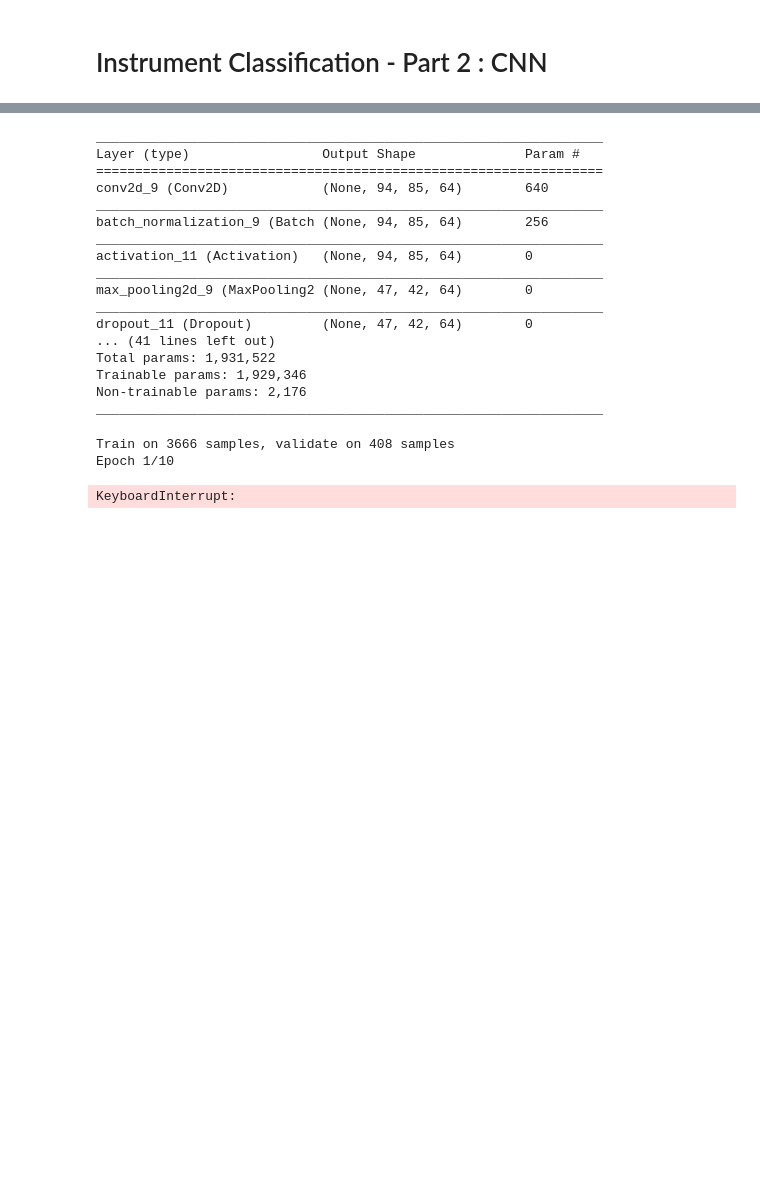
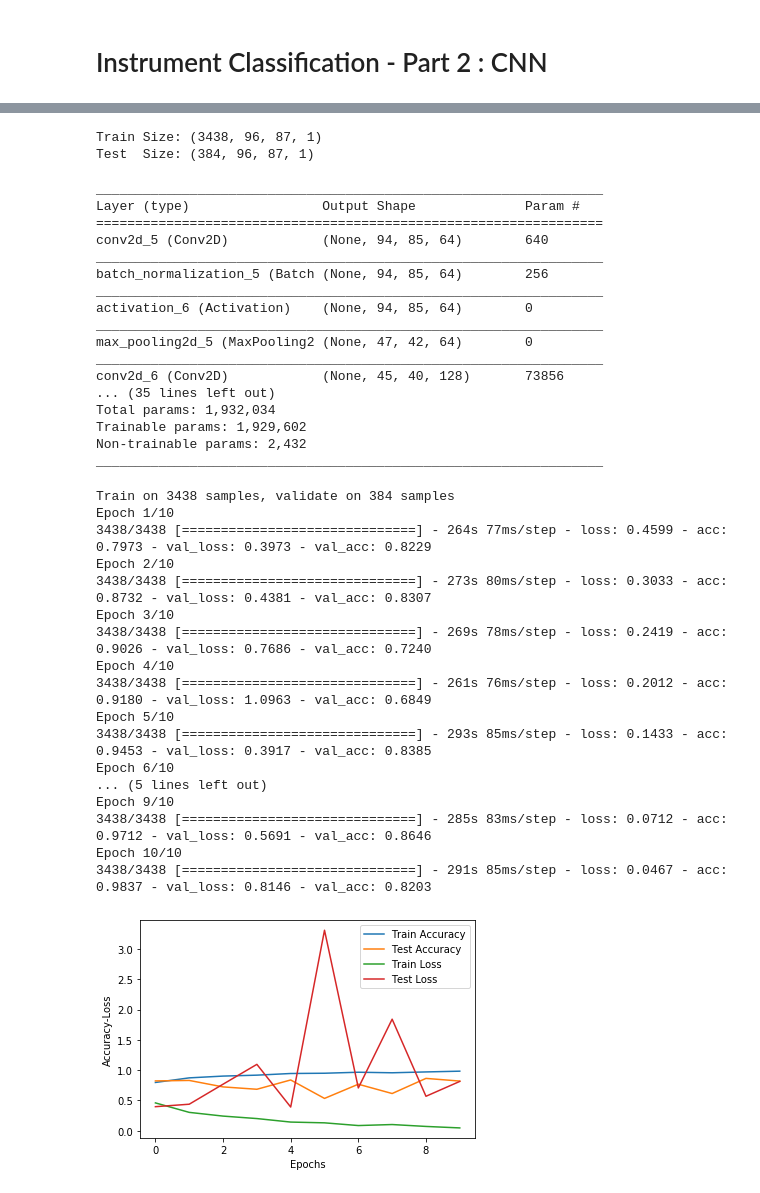
Before and after one commit to agelosk/Instrument_Classification_Paper, a Jupyter notebook: Instrument Classification/IC-Part2.ipynb, the cells around one changed output, grey strips where cells are left out. Saved outputs shown, nothing was run; the diff lists cells and outputs as text; code cells hidden in the pictures; blank space fills up the shorter version.

```diff
--- a/Instrument Classification/IC-Part2.ipynb
+++ b/Instrument Classification/IC-Part2.ipynb
@@ -11,6 +13,12 @@ x_train = np.load('x_train.npy')
 x_test  = np.load('x_test.npy')
 y_train = np.load('y_train.npy')
 y_test  = np.load('y_test.npy')
+
+print("Train Size:", x_train.shape)
+print("Test  Size:", x_test.shape)
+# %% [output]
+Train Size: (3438, 96, 87, 1)
+Test  Size: (384, 96, 87, 1)
 # %%
 model = Sequential()
 
@@ -19,70 +27,86 @@ model.add(Conv2D(64,kernel_size=(3,3),input_shape = x_train[0].shape))
 model.add(BatchNormalization())
 model.add(Activation('elu'))
 model.add(MaxPooling2D(pool_size=(2,2)))
-model.add(Dropout(0.15))
+#model.add(Dropout(0.15))
 
 #model.add(Conv2D(128,kernel_size=(3,3),padding='same',strides=1))
 model.add(Conv2D(128,kernel_size=(3,3)))
 model.add(BatchNormalization())
 model.add(Activation('elu'))
 model.add(MaxPooling2D(pool_size=(2,2)))
-model.add(Dropout(0.15))
+#model.add(Dropout(0.15))
 
 #model.add(Conv2D(256,kernel_size=(3,3),padding='same',strides=1))
 model.add(Conv2D(256,kernel_size=(3,3)))
 model.add(BatchNormalization())
 model.add(Activation('elu'))
 model.add(MaxPooling2D(pool_size=(3,3)))
-model.add(Dropout(0.15))
+#model.add(Dropout(0.15))
 
 #model.add(Conv2D(640,kernel_size=(3,3),padding='same',strides=1))
 model.add(Conv2D(640,kernel_size=(3,3)))
 model.add(BatchNormalization())
 model.add(Activation('elu'))
 model.add(MaxPooling2D(pool_size=(3,3)))
-model.add(Dropout(0.15))
+#model.add(Dropout(0.15))
 
 model.add(Flatten())
 model.add(Dense(128))
 model.add(Activation('relu'))
-#model.add(BatchNormalization())
-model.add(Dropout(0.5))
+model.add(BatchNormalization())
+#model.add(Dropout(0.5))
 model.add(Dense(2))
+model.add(Activation('softmax'))
 
 model.summary()
 # %% [output]
 _________________________________________________________________
 Layer (type)                 Output Shape              Param #
 =================================================================
-conv2d_9 (Conv2D)            (None, 94, 85, 64)        640
+conv2d_5 (Conv2D)            (None, 94, 85, 64)        640
 _________________________________________________________________
-batch_normalization_9 (Batch (None, 94, 85, 64)        256
+batch_normalization_5 (Batch (None, 94, 85, 64)        256
 _________________________________________________________________
-activation_11 (Activation)   (None, 94, 85, 64)        0
+activation_6 (Activation)    (None, 94, 85, 64)        0
 _________________________________________________________________
-max_pooling2d_9 (MaxPooling2 (None, 47, 42, 64)        0
+max_pooling2d_5 (MaxPooling2 (None, 47, 42, 64)        0
 _________________________________________________________________
-dropout_11 (Dropout)         (None, 47, 42, 64)        0
-... (41 lines left out)
-Total params: 1,931,522
-Trainable params: 1,929,346
-Non-trainable params: 2,176
+conv2d_6 (Conv2D)            (None, 45, 40, 128)       73856
+... (35 lines left out)
+Total params: 1,932,034
+Trainable params: 1,929,602
+Non-trainable params: 2,432
 _________________________________________________________________
 # %%
 #sgd = keras.optimizers.SGD(lr=0.0001, momentum=0.9)
 model.compile(loss='categorical_crossentropy',optimizer='Adam',metrics=['accuracy'])
 history = model.fit(x_train,y_train,epochs=10,batch_size=32,validation_data=(x_test,y_test))
 
 plt.plot(history.history['acc'], label='Train Accuracy')
 plt.plot(history.history['val_acc'], label='Test Accuracy')
 plt.plot(history.history['loss'], label='Train Loss')
 plt.plot(history.history['val_loss'], label='Test Loss')
 plt.xlabel('Epochs')
 plt.ylabel('Accuracy-Loss')
 plt.legend()
 
-model.save('ICmodel.h5')
+model.save('ICmodel2.h5')
 # %% [output]
-Train on 3666 samples, validate on 408 samples
+Train on 3438 samples, validate on 384 samples
 Epoch 1/10
+3438/3438 [==============================] - 264s 77ms/step - loss: 0.4599 - acc: 0.7973 - val_loss: 0.3973 - val_acc: 0.8229
+Epoch 2/10
+3438/3438 [==============================] - 273s 80ms/step - loss: 0.3033 - acc: 0.8732 - val_loss: 0.4381 - val_acc: 0.8307
+Epoch 3/10
+3438/3438 [==============================] - 269s 78ms/step - loss: 0.2419 - acc: 0.9026 - val_loss: 0.7686 - val_acc: 0.7240
+Epoch 4/10
+3438/3438 [==============================] - 261s 76ms/step - loss: 0.2012 - acc: 0.9180 - val_loss: 1.0963 - val_acc: 0.6849
+Epoch 5/10
+3438/3438 [==============================] - 293s 85ms/step - loss: 0.1433 - acc: 0.9453 - val_loss: 0.3917 - val_acc: 0.8385
+Epoch 6/10
+... (5 lines left out)
+Epoch 9/10
+3438/3438 [==============================] - 285s 83ms/step - loss: 0.0712 - acc: 0.9712 - val_loss: 0.5691 - val_acc: 0.8646
+Epoch 10/10
+3438/3438 [==============================] - 291s 85ms/step - loss: 0.0467 - acc: 0.9837 - val_loss: 0.8146 - val_acc: 0.8203
-KeyboardInterrupt:
+[figure, added]
```
Also changed, not shown: parts of 3 cells of this notebook, 1 other file.
